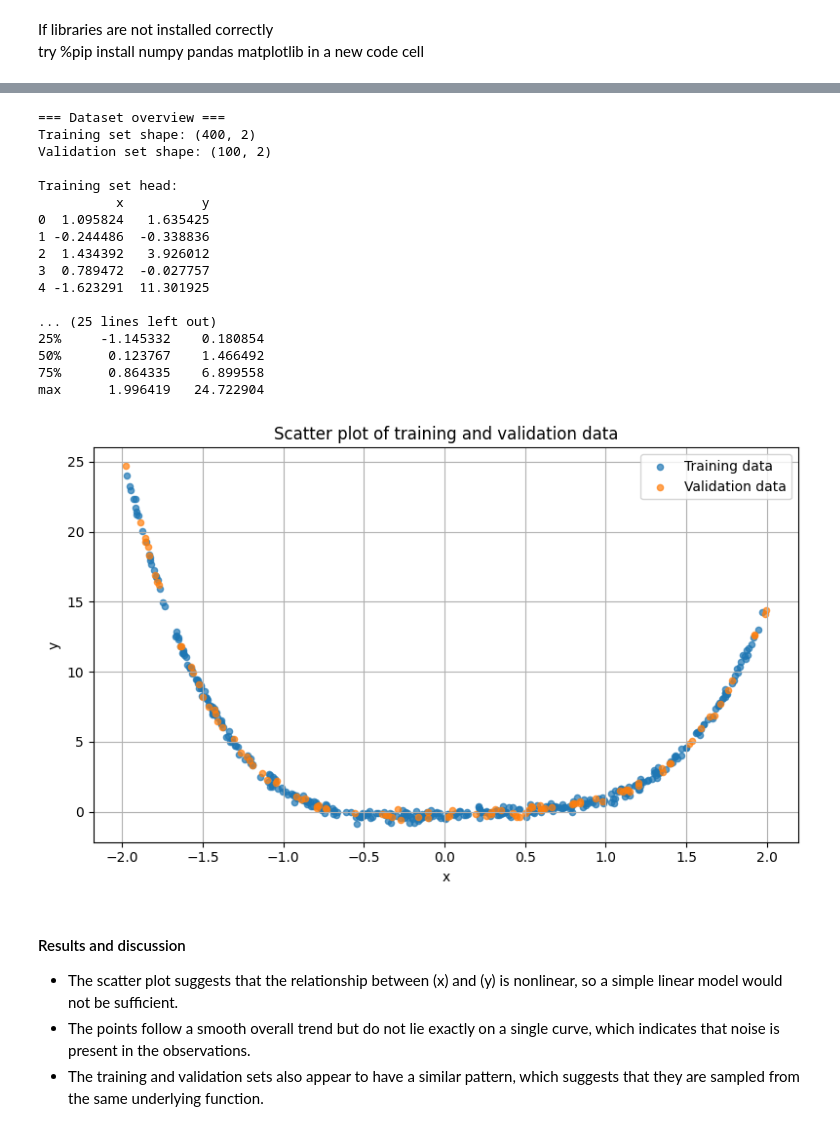
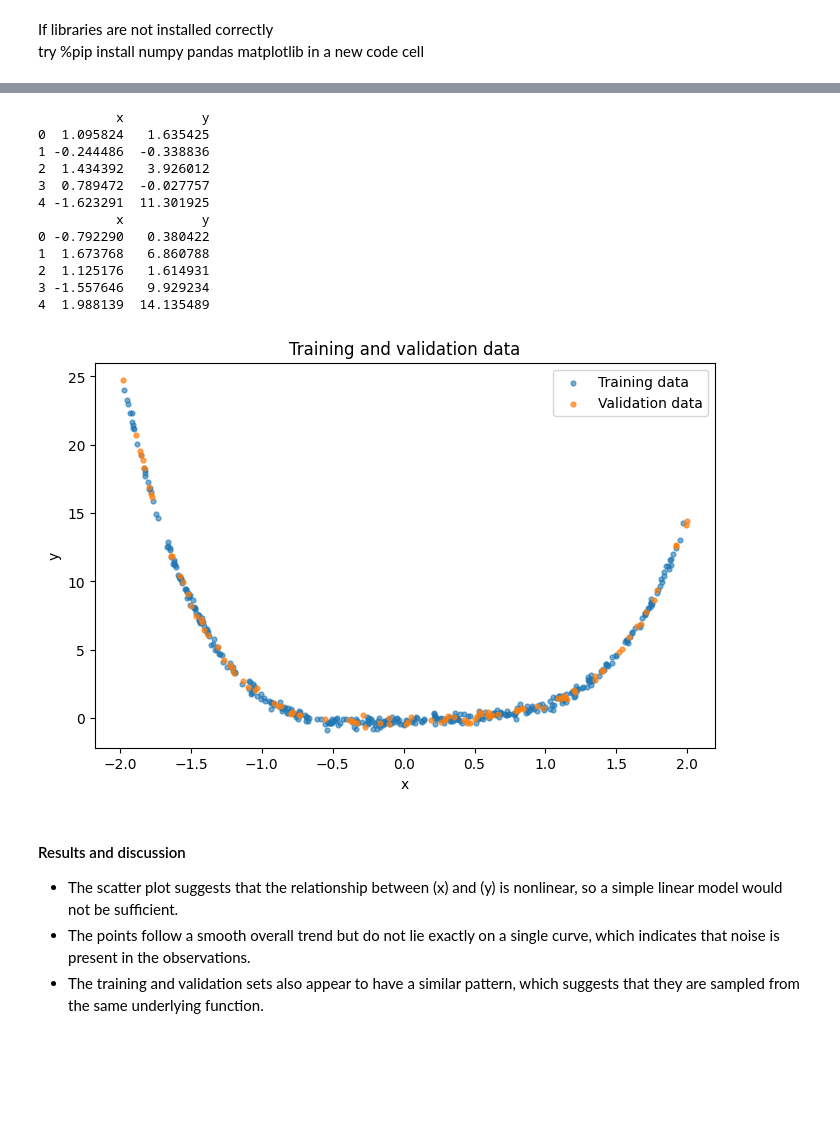
Before and after one commit to zvrv6256-uol/2603-individual-project, a Jupyter notebook: draft code.ipynb, the cells around one changed output, grey strips where cells are left out. Saved outputs shown, nothing was run; the diff lists cells and outputs as text; code cells hidden in the pictures; blank space fills up the shorter version.

```diff
--- a/draft code.ipynb
+++ b/draft code.ipynb
@@ -30,62 +19,46 @@ try %pip install numpy pandas matplotlib in a new code cell
 # %%
 import numpy as np
 import pandas as pd
 import matplotlib.pyplot as plt
 
-train_df = pd.read_csv('train.csv')  #loads train dataset
-val_df = pd.read_csv('val.csv') #loads validation dataset
+# 读取训练集和验证集
+train_df = pd.read_csv("train.csv")
+val_df = pd.read_csv("val.csv")
 
-#.to_numpy(dtype=float): converts the table into NumPy arrays for matrix operations.
-#Why use [['x']] instead of ['x']
-#Because:['x'] gives a 1D Series;[['x']] gives a 2D DataFrame
-#Neural network code and matrix multiplication are easier and safer with shape (n,1).
+# 提取输入 x 和目标 y
+x_train = train_df[["x"]].values
+y_train = train_df["y"].values
 
-x_train = train_df[['x']].to_numpy(dtype=float) #extracts the input variable x while keeping a 2D shape.
-y_train = train_df[['y']].to_numpy(dtype=float) #extracts the target y
-x_val = val_df[['x']].to_numpy(dtype=float)
-y_val = val_df[['y']].to_numpy(dtype=float)
+x_val = val_df[["x"]].values
+y_val = val_df["y"].values
 
-print('=== Dataset overview ===')
-print('Training set shape:', train_df.shape)
-print('Validation set shape:', val_df.shape)
-print('\nTraining set head:')
+# 看一下数据前几行
 print(train_df.head())
-print('\nValidation set head:')
 print(val_df.head())
-print('\nTraining summary statistics:')
-print(train_df.describe())
-print('\nValidation summary statistics:')
-print(val_df.describe())
 
-plt.figure(figsize=(8, 5))
-plt.scatter(x_train, y_train, s=20, alpha=0.7, label='Training data')
-plt.scatter(x_val, y_val, s=20, alpha=0.7, label='Validation data')
-plt.xlabel('x')
-plt.ylabel('y')
-plt.title('Scatter plot of training and validation data')
+# 画出训练集和验证集散点图
+plt.figure(figsize = (8, 5))
+plt.scatter(x_train, y_train, label = "Training data", s = 12, alpha=0.6)
+plt.scatter(x_val, y_val, label = "Validation data", s = 12, alpha=0.7)
+plt.xlabel("x")
+plt.ylabel("y")
+plt.title("Training and validation data")
 plt.legend()
-plt.grid(True)
-plt.tight_layout()
 plt.show()
 # %% [output]
-=== Dataset overview ===
-Training set shape: (400, 2)
-Validation set shape: (100, 2)
-
-Training set head:
           x          y
 0  1.095824   1.635425
 1 -0.244486  -0.338836
 2  1.434392   3.926012
 3  0.789472  -0.027757
 4 -1.623291  11.301925
-
-... (25 lines left out)
-25%     -1.145332    0.180854
-50%      0.123767    1.466492
-75%      0.864335    6.899558
-max      1.996419   24.722904
+          x          y
+0 -0.792290   0.380422
+1  1.673768   6.860788
+2  1.125176   1.614931
+3 -1.557646   9.929234
+4  1.988139  14.135489
-[figure, old version]
+[figure, new version]
 # %% [markdown]
 #### Results and discussion
 - The scatter plot suggests that the relationship between (x) and (y) is nonlinear, so a simple linear model would not be sufficient.
```
Also changed, not shown: parts of 17 cells of this notebook.
